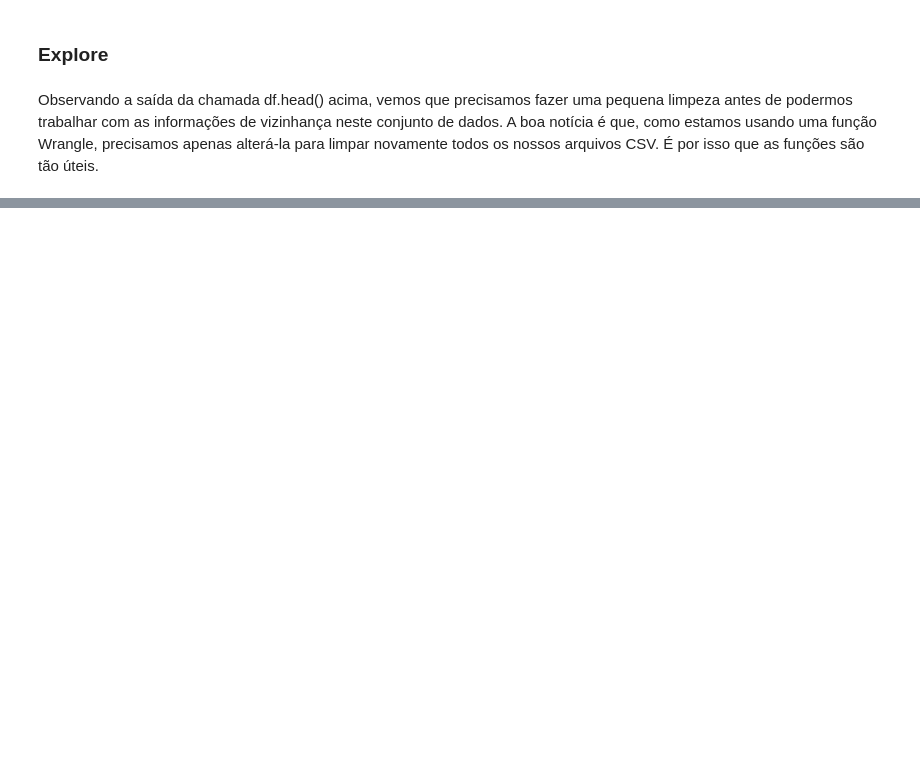
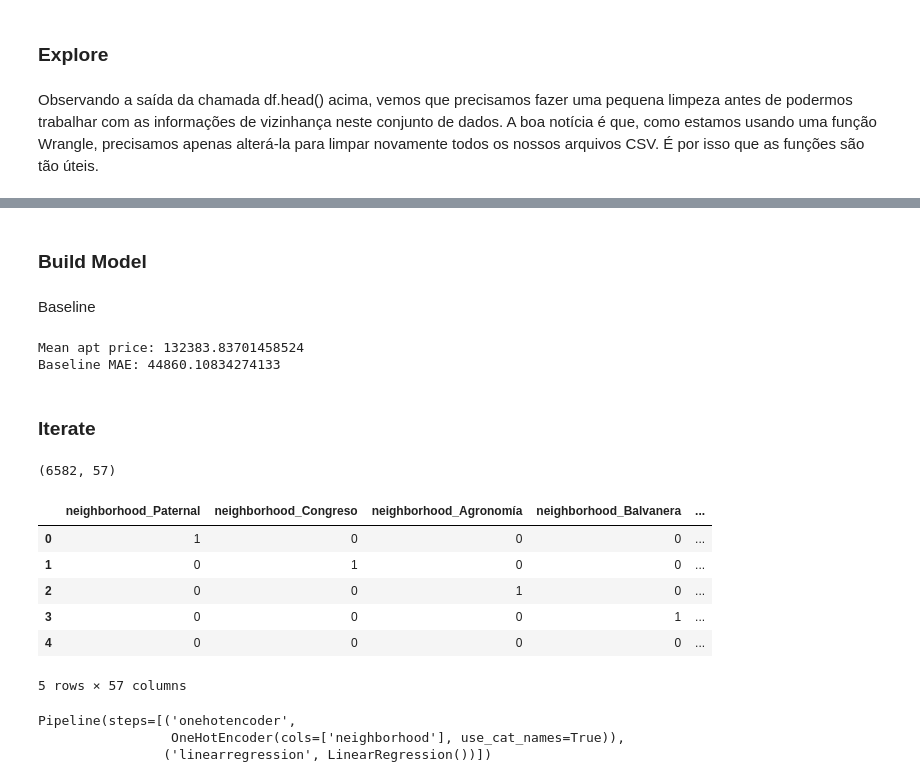
Before and after one commit to filipebvs/projetos_analise_de_dados, a Jupyter notebook: previsao_preco_de_casas/projeto_3_previsao_de_precos_com_vizinhanca.ipynb, the cells around one changed output, grey strips where cells are left out. Saved outputs shown, nothing was run; the diff lists cells and outputs as text; code cells hidden in the pictures; blank space fills up the shorter version.

Commit message:
Split dos dados, Criação do modelo Baseline, Criação de Pipeline com OneHotEncoder e LenearRegression

```diff
--- a/previsao_preco_de_casas/projeto_3_previsao_de_precos_com_vizinhanca.ipynb
+++ b/previsao_preco_de_casas/projeto_3_previsao_de_precos_com_vizinhanca.ipynb
@@ -96,0 +101,45 @@ Observando a saída da chamada df.head() acima, vemos que precisamos fazer uma p
+# %%
+target = "price_aprox_usd"
+features = ["neighborhood"]
+y_train = df[target]
+X_train = df[features]
+# %% [markdown]
+### Build Model
+# %% [markdown]
+Baseline
+# %%
+y_mean = y_train.mean()
+y_pred_baseline = [y_mean] * len(y_train)
+
+print("Mean apt price:", y_mean)
+print("Baseline MAE:", mean_absolute_error(y_train, y_pred_baseline))
+# %% [output]
+Mean apt price: 132383.83701458524
+Baseline MAE: 44860.10834274133
+# %% [markdown]
+### Iterate
+# %%
+ohe = OneHotEncoder(use_cat_names=True)
+ohe.fit(X_train)
+XT_train = ohe.transform(X_train)
+print(XT_train.shape)
+XT_train.head()
+# %% [output]
+(6582, 57)
+|  | neighborhood_Paternal | neighborhood_Congreso | neighborhood_Agronomía | neighborhood_Balvanera | ... |
+| 0 | 1 | 0 | 0 | 0 | ... |
+| 1 | 0 | 1 | 0 | 0 | ... |
+| 2 | 0 | 0 | 1 | 0 | ... |
+| 3 | 0 | 0 | 0 | 1 | ... |
+| 4 | 0 | 0 | 0 | 0 | ... |
+5 rows × 57 columns
+# %%
+model = make_pipeline(
+    OneHotEncoder(use_cat_names=True),
+    LinearRegression()
+)
+model.fit(X_train, y_train)
+# %% [output]
+Pipeline(steps=[('onehotencoder',
+                 OneHotEncoder(cols=['neighborhood'], use_cat_names=True)),
+                ('linearregression', LinearRegression())])
```
Also changed, not shown: parts of 7 cells of this notebook.
